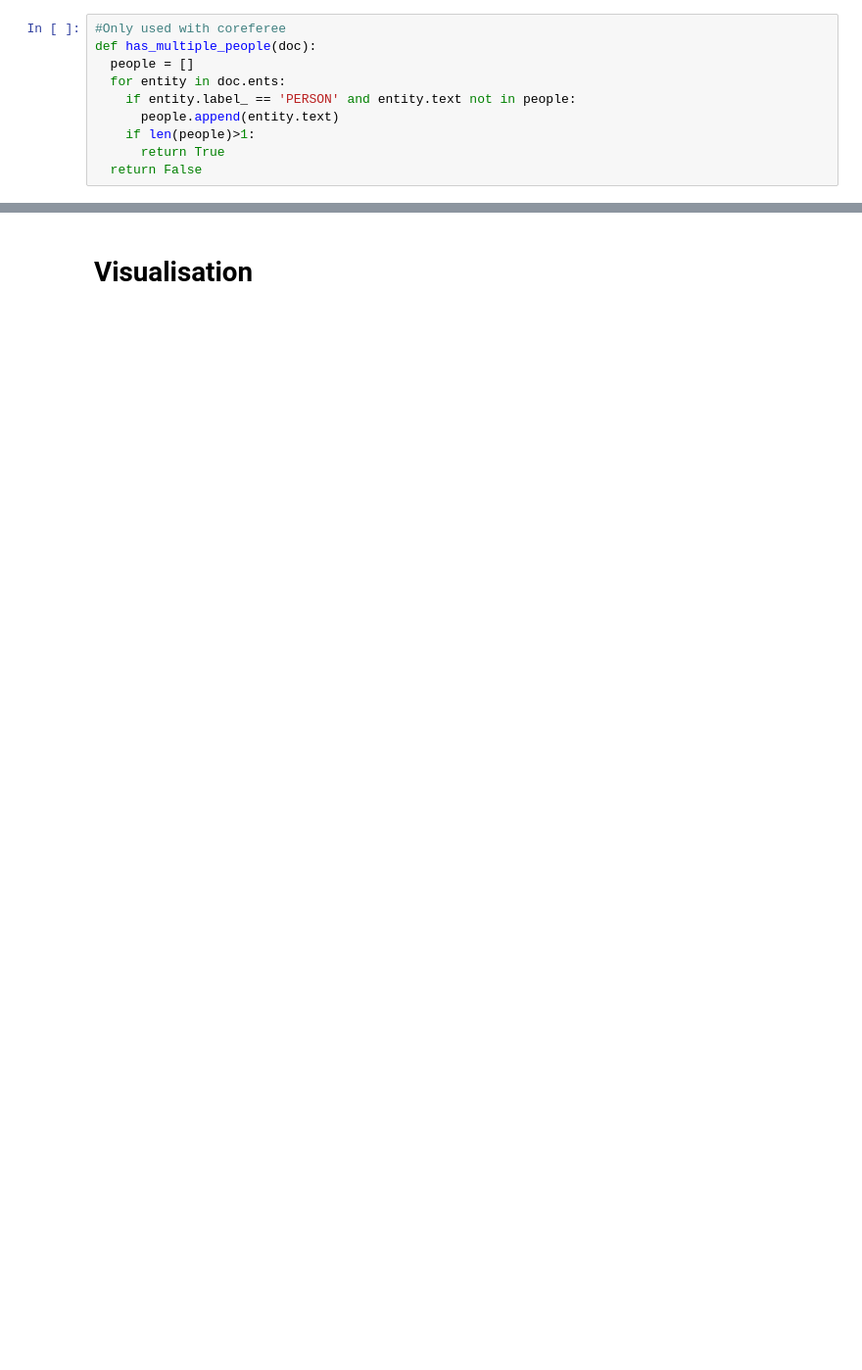
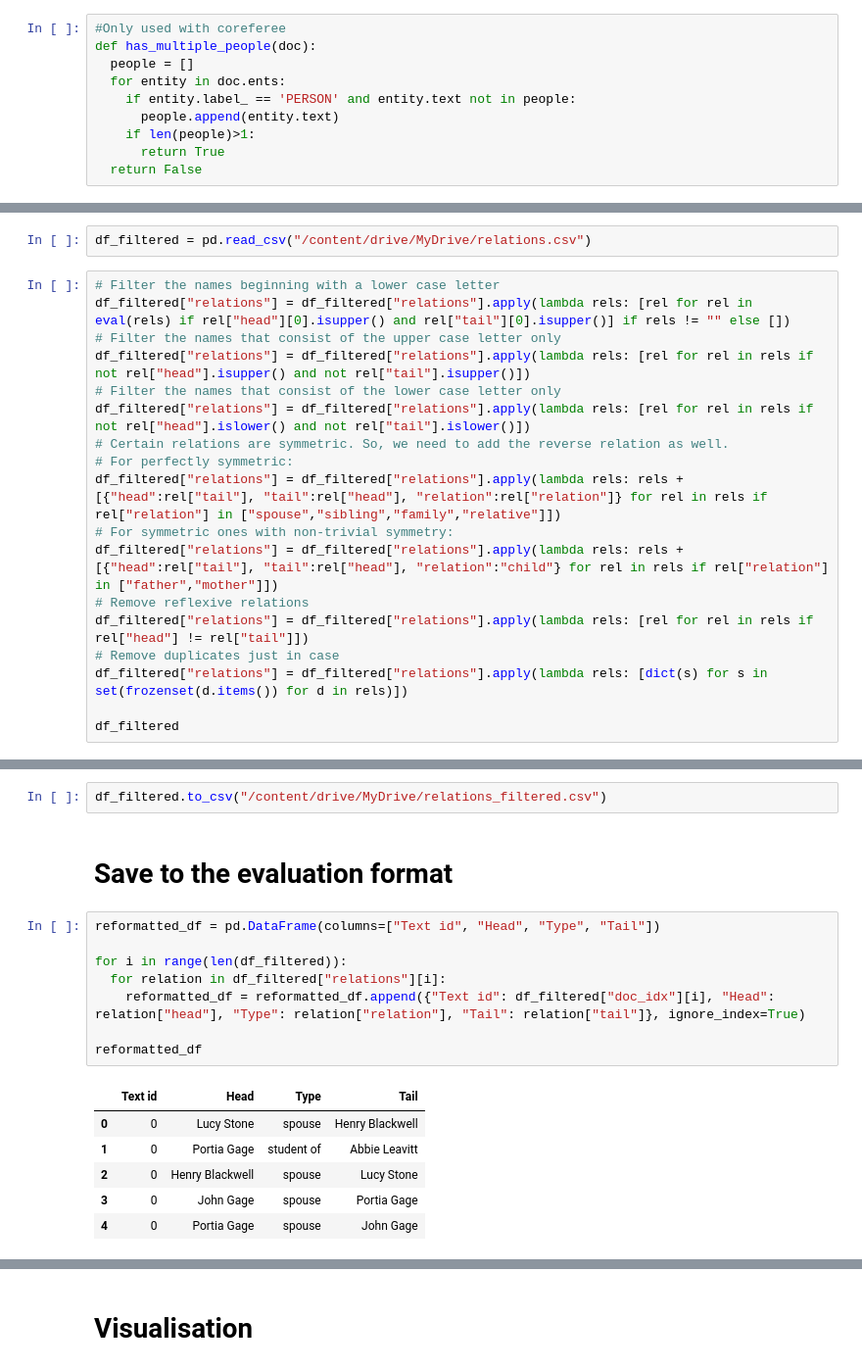
Before and after one commit to Theonimfi/Text-mining, a Jupyter notebook: coreference_preprocessing.ipynb, the cells around one changed output, grey strips where cells are left out. Shown at 98% size. Saved outputs shown, nothing was run; the diff lists cells and outputs as text; blank space fills up the shorter version.

Commit message:
Filtering and closure introduced

```diff
--- a/coreference_preprocessing.ipynb
+++ b/coreference_preprocessing.ipynb
@@ -615,0 +638,20 @@ Relation extraction took 130.99682188034058 seconds
+# %%
+df_filtered = pd.read_csv("/content/drive/MyDrive/relations.csv")
+# %%
+# Filter the names beginning with a lower case letter
+df_filtered["relations"] = df_filtered["relations"].apply(lambda rels: [rel for rel in eval(rels) if rel["head"][0].isupper() and rel["tail"][0].isupper()] if rels != "" else [])
+# Filter the names that consist of the upper case letter only
+df_filtered["relations"] = df_filtered["relations"].apply(lambda rels: [rel for rel in rels if not rel["head"].isupper() and not rel["tail"].isupper()])
+# Filter the names that consist of the lower case letter only
+df_filtered["relations"] = df_filtered["relations"].apply(lambda rels: [rel for rel in rels if not rel["head"].islower() and not rel["tail"].islower()])
+# Certain relations are symmetric. So, we need to add the reverse relation as well.
+# For perfectly symmetric:
+df_filtered["relations"] = df_filtered["relations"].apply(lambda rels: rels + [{"head":rel["tail"], "tail":rel["head"], "relation":rel["relation"]} for rel in rels if rel["relation"] in ["spouse","sibling","family","relative"]])
+# For symmetric ones with non-trivial symmetry:
+df_filtered["relations"] = df_filtered["relations"].apply(lambda rels: rels + [{"head":rel["tail"], "tail":rel["head"], "relation":"child"} for rel in rels if rel["relation"] in ["father","mother"]])
+# Remove reflexive relations
+df_filtered["relations"] = df_filtered["relations"].apply(lambda rels: [rel for rel in rels if  rel["head"] != rel["tail"]])
+# Remove duplicates just in case
+df_filtered["relations"] = df_filtered["relations"].apply(lambda rels: [dict(s) for s in set(frozenset(d.items()) for d in rels)])
+
+df_filtered
@@ -615,0 +665,19 @@ Relation extraction took 130.99682188034058 seconds
+# %%
+df_filtered.to_csv("/content/drive/MyDrive/relations_filtered.csv")
+# %% [markdown]
+# Save to the evaluation format
+# %%
+reformatted_df = pd.DataFrame(columns=["Text id", "Head", "Type", "Tail"])
+
+for i in range(len(df_filtered)):
+  for relation in df_filtered["relations"][i]:
+    reformatted_df = reformatted_df.append({"Text id": df_filtered["doc_idx"][i], "Head": relation["head"], "Type": relation["relation"], "Tail": relation["tail"]}, ignore_index=True)
+
+reformatted_df
+# %% [output]
+|  | Text id | Head | Type | Tail |
+| 0 | 0 | Lucy Stone | spouse | Henry Blackwell |
+| 1 | 0 | Portia Gage | student of | Abbie Leavitt |
+| 2 | 0 | Henry Blackwell | spouse | Lucy Stone |
+| 3 | 0 | John Gage | spouse | Portia Gage |
+| 4 | 0 | Portia Gage | spouse | John Gage |
```
Also changed, not shown: parts of 15 cells of this notebook.
